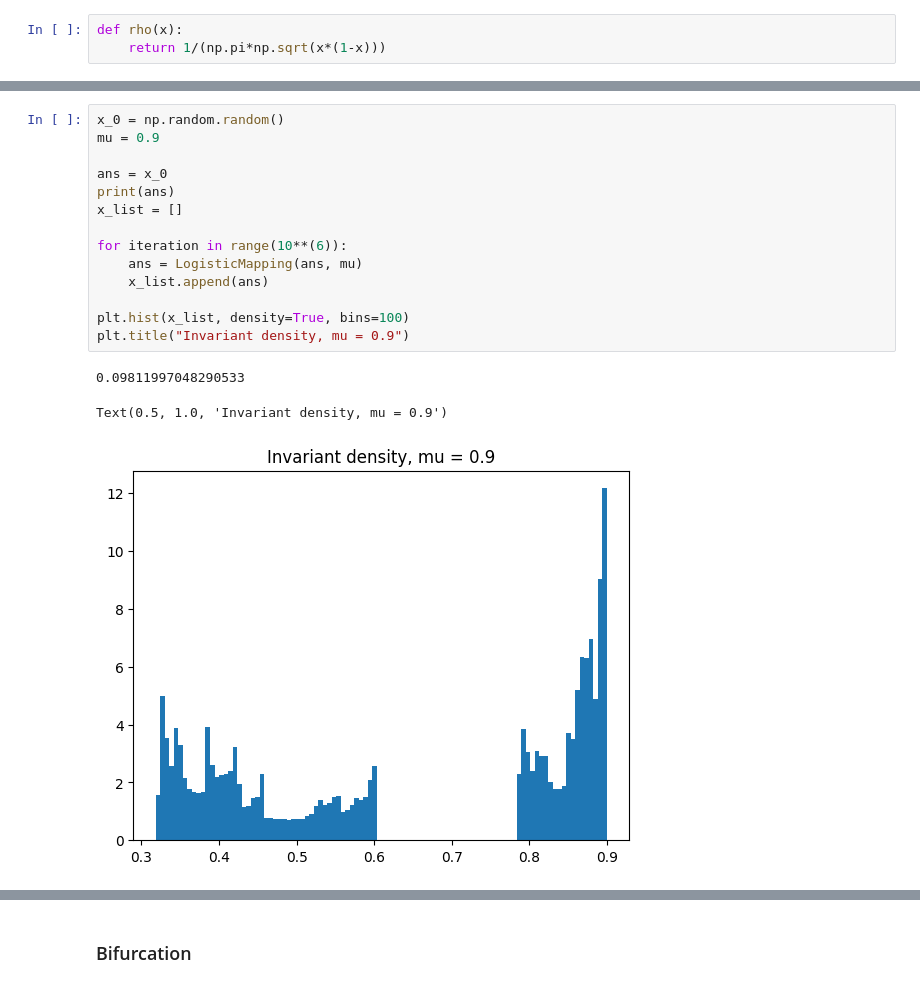
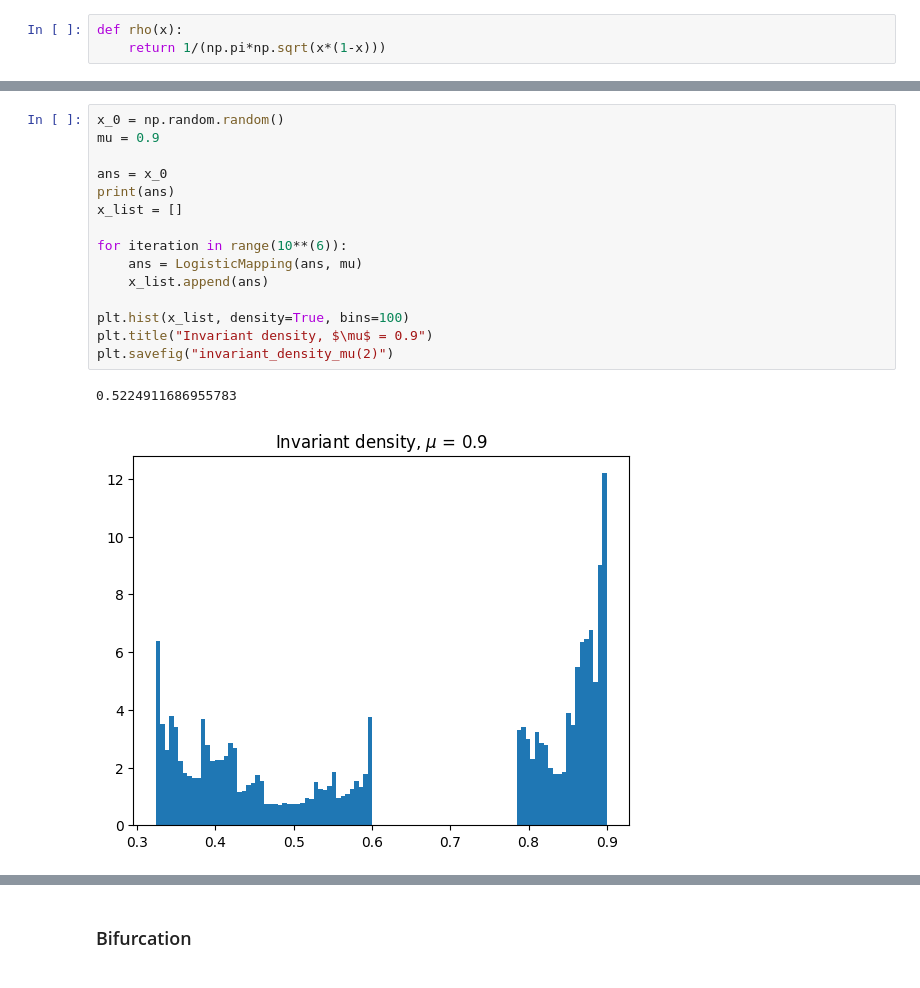
Before and after one commit to htsod/statistical_mechanics_models, a Jupyter notebook: invariant_measures/main.ipynb, the cells around one changed output, grey strips where cells are left out. Cells and saved outputs as stored; diff of their text form.

```diff
--- a/invariant_measures/main.ipynb
+++ b/invariant_measures/main.ipynb
@@ -153,21 +156,21 @@ Text(0, 0.5, 'rho(x)')
 # %%
 x_0 = np.random.random()
 mu = 0.9
 
 ans = x_0
 print(ans)
 x_list = []
 
 for iteration in range(10**(6)):
     ans = LogisticMapping(ans, mu)
     x_list.append(ans)
 
 plt.hist(x_list, density=True, bins=100)
-plt.title("Invariant density, mu = 0.9")
+plt.title("Invariant density, $\mu$ = 0.9")
+plt.savefig("invariant_density_mu(2)")
 # %% [output]
-0.09811997048290533
+0.5224911686955783
-Text(0.5, 1.0, 'Invariant density, mu = 0.9')
-[figure, old version]
+[figure, new version]
 # %%
 x_0 = 1/2
 mu = 0.9
```
Also changed, not shown: parts of 9 cells of this notebook, 22 other files.
